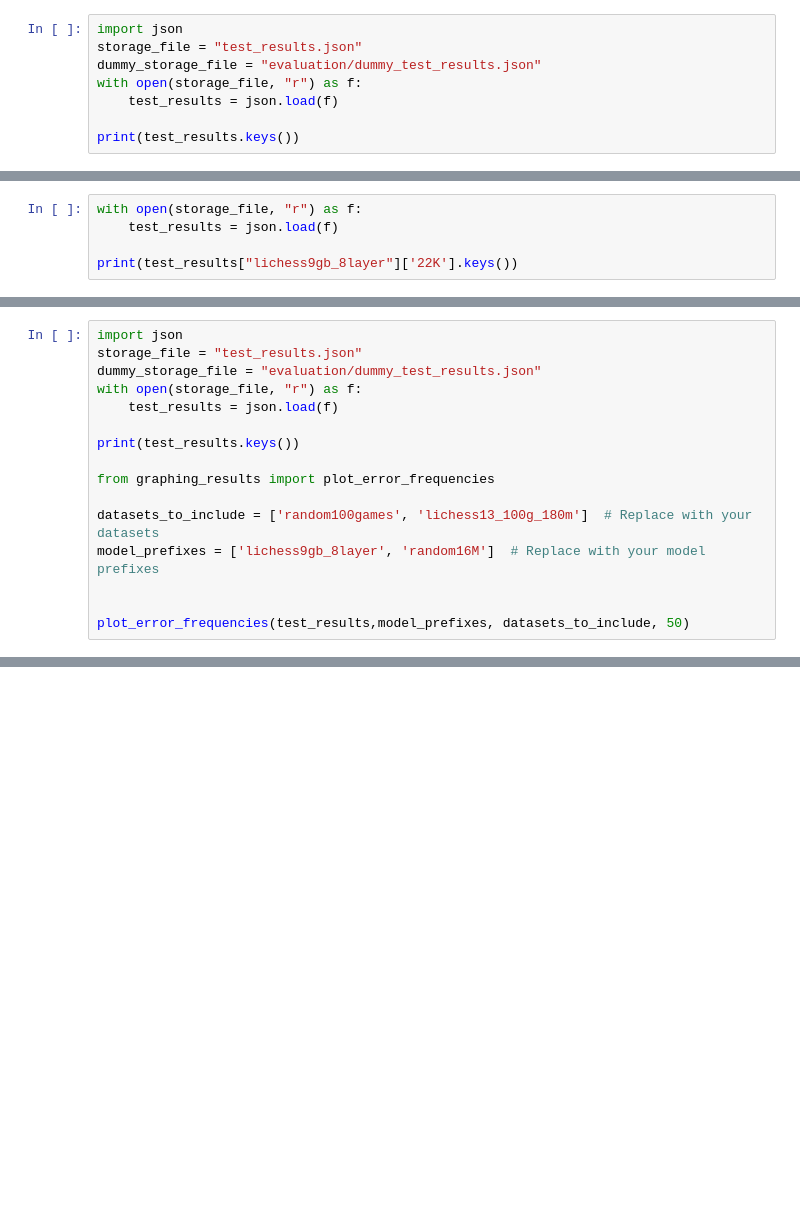
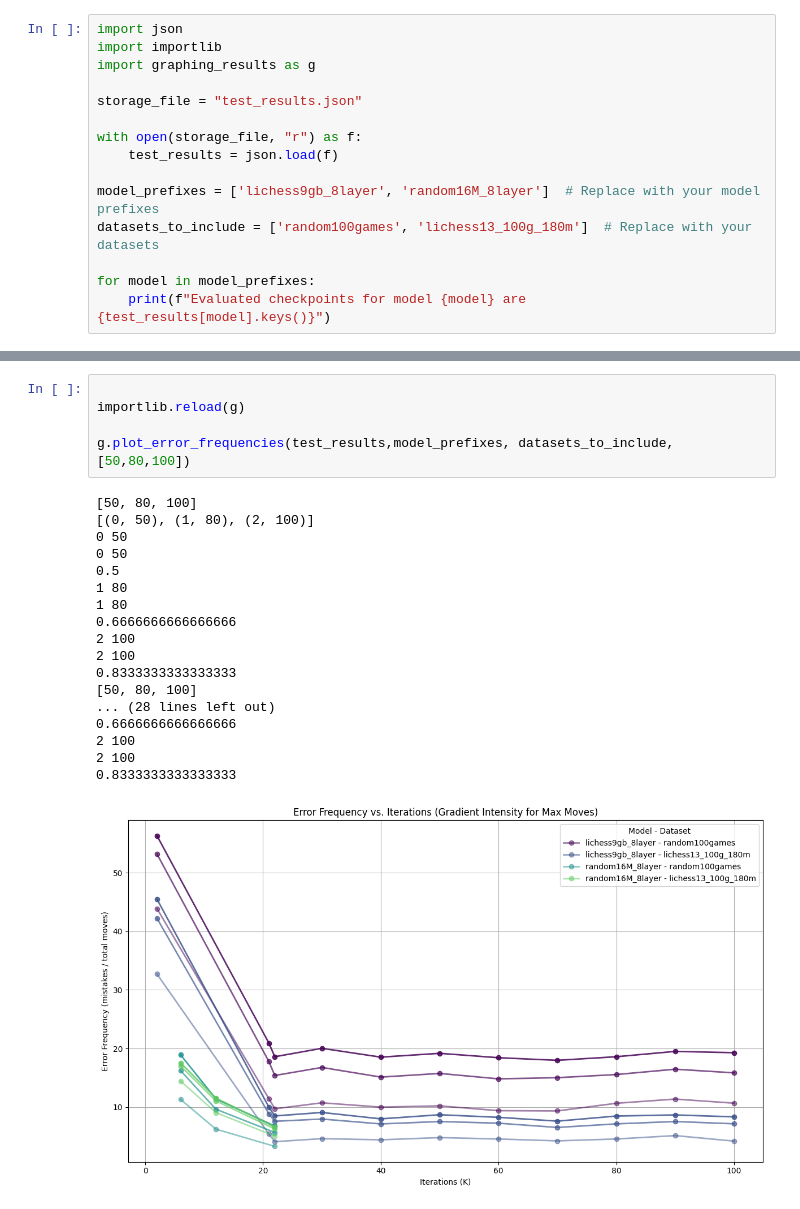
Before and after one commit to MarcosElFlamenco/train_chessGPT, a Jupyter notebook: evaluation/view_benchmark.ipynb, the cells around one changed output, grey strips where cells are left out. Drawn from its saved outputs; the diff is of its cells as text; blank space fills up the shorter version.

```diff
--- a/evaluation/view_benchmark.ipynb
+++ b/evaluation/view_benchmark.ipynb
@@ -1,8 +1,15 @@
 # %%
 import json
+import importlib
+import graphing_results as g
+
 storage_file = "test_results.json"
-dummy_storage_file = "evaluation/dummy_test_results.json"
+
 with open(storage_file, "r") as f:
     test_results = json.load(f)
 
-print(test_results.keys())
+model_prefixes = ['lichess9gb_8layer', 'random16M_8layer']  # Replace with your model prefixes
+datasets_to_include = ['random100games', 'lichess13_100g_180m']  # Replace with your datasets
+
+for model in model_prefixes:
+    print(f"Evaluated checkpoints for model {model} are {test_results[model].keys()}")
@@ -9,5 +18,0 @@ print(test_results.keys())
-# %%
-with open(storage_file, "r") as f:
-    test_results = json.load(f)
-
-print(test_results["lichess9gb_8layer"]['22K'].keys())
@@ -19,16 +18,0 @@ with open(storage_file, "w") as f:
-# %%
-import json
-storage_file = "test_results.json"
-dummy_storage_file = "evaluation/dummy_test_results.json"
-with open(storage_file, "r") as f:
-    test_results = json.load(f)
-
-print(test_results.keys())
-
-from graphing_results import plot_error_frequencies
-
-datasets_to_include = ['random100games', 'lichess13_100g_180m']  # Replace with your datasets
-model_prefixes = ['lichess9gb_8layer', 'random16M']  # Replace with your model prefixes
-
-
-plot_error_frequencies(test_results,model_prefixes, datasets_to_include, 50)
@@ -39,0 +19,24 @@ Warning: Model 'random16M' not found in data.
+# %%
+
+importlib.reload(g)
+
+g.plot_error_frequencies(test_results,model_prefixes, datasets_to_include, [50,80,100])
+# %% [output]
+[50, 80, 100]
+[(0, 50), (1, 80), (2, 100)]
+0 50
+0 50
+0.5
+1 80
+1 80
+0.6666666666666666
+2 100
+2 100
+0.8333333333333333
+[50, 80, 100]
+... (28 lines left out)
+0.6666666666666666
+2 100
+2 100
+0.8333333333333333
+[figure, added]
```
Also changed, not shown: parts of 3 cells of this notebook, 6 other files.
